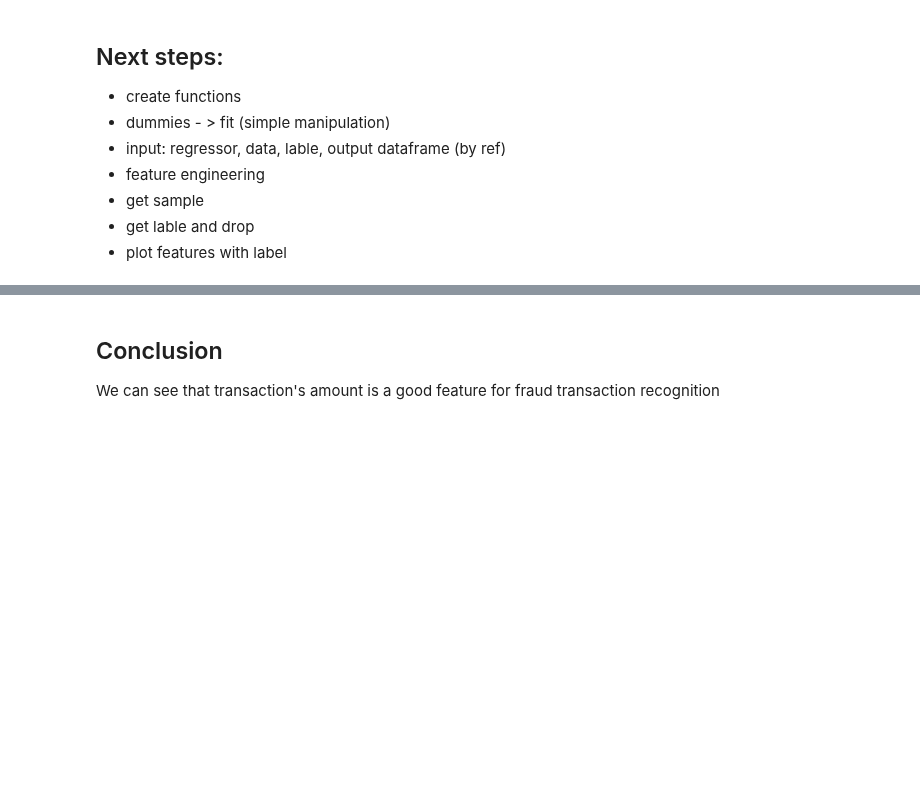
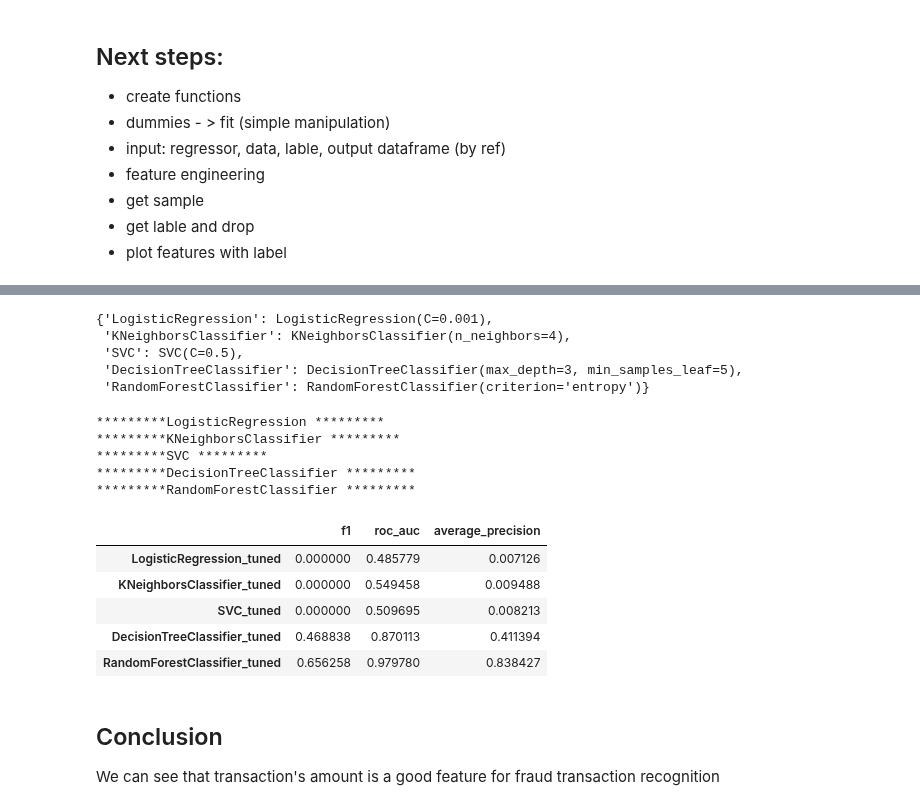
Before and after one commit to sashaaKr/master-of-science, a Jupyter notebook: semester_2/Advanced_Topics_in_Machine_Learning/assignment_2/Advanced Machine Learning_sasha - HW #2.ipynb, the cells around one changed output, grey strips where cells are left out. Drawn from its saved outputs; the diff is of its cells as text; code cells hidden in the pictures; blank space fills up the shorter version.

Commit message:
add tuning of parameters for estimators

```diff
--- a/semester_2/Advanced_Topics_in_Machine_Learning/assignment_2/Advanced Machine Learning_sasha - HW #2.ipynb
+++ b/semester_2/Advanced_Topics_in_Machine_Learning/assignment_2/Advanced Machine Learning_sasha - HW #2.ipynb
@@ -905,3 +871,31 @@ scores_df
+# %%
+best_estimators
+# %% [output]
+{'LogisticRegression': LogisticRegression(C=0.001),
+ 'KNeighborsClassifier': KNeighborsClassifier(n_neighbors=4),
+ 'SVC': SVC(C=0.5),
+ 'DecisionTreeClassifier': DecisionTreeClassifier(max_depth=3, min_samples_leaf=5),
+ 'RandomForestClassifier': RandomForestClassifier(criterion='entropy')}
+# %%
+tuned_scores_df = pd.DataFrame(dtype=float)
+
+for name,estimator in best_estimators.items():
+    get_cross_val_score(tuned_scores_df,estimator,sampled_x,sampled_y,"tuned")
+# %% [output]
+*********LogisticRegression *********
+*********KNeighborsClassifier *********
+*********SVC *********
+*********DecisionTreeClassifier *********
+*********RandomForestClassifier *********
+# %%
+tuned_scores_df
+# %% [output]
+|  | f1 | roc_auc | average_precision |
+| LogisticRegression_tuned | 0.000000 | 0.485779 | 0.007126 |
+| KNeighborsClassifier_tuned | 0.000000 | 0.549458 | 0.009488 |
+| SVC_tuned | 0.000000 | 0.509695 | 0.008213 |
+| DecisionTreeClassifier_tuned | 0.468838 | 0.870113 | 0.411394 |
+| RandomForestClassifier_tuned | 0.656258 | 0.979780 | 0.838427 |
 # %%
 fig, ax = plt.subplots(1, 2, figsize=(18,4))
 
```
Also changed, not shown: parts of 20 cells of this notebook.
